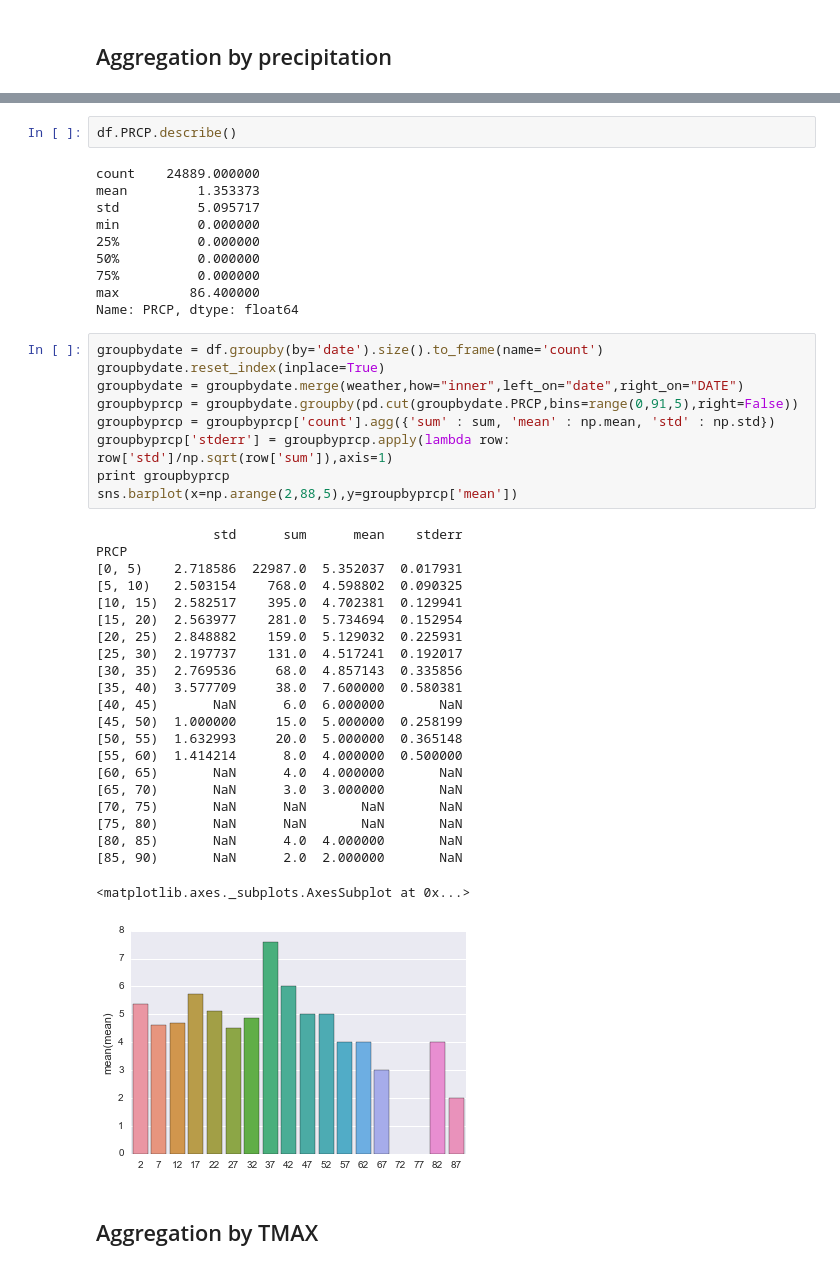
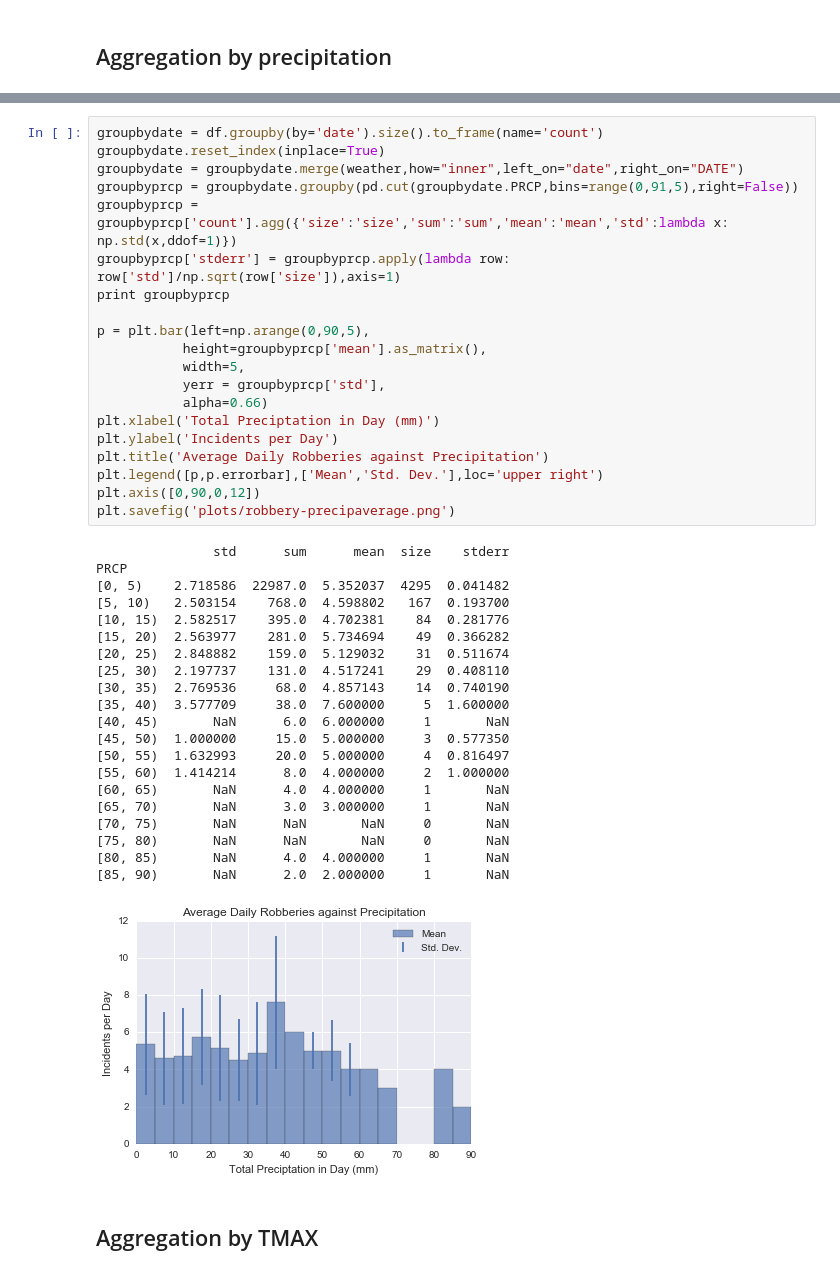
Before and after one commit to jayqi/sf-walk-safety, a Jupyter notebook: ipynbs/Robbery Histograms and KDEs.ipynb, the cells around one changed output, grey strips where cells are left out. Cells and saved outputs as stored; diff of their text form.

```diff
--- a/ipynbs/Robbery Histograms and KDEs.ipynb
+++ b/ipynbs/Robbery Histograms and KDEs.ipynb
@@ -202,47 +248,45 @@ df.head(1)
-# %%
-df.PRCP.describe()
-# %% [output]
-count    24889.000000
-mean         1.353373
-std          5.095717
-min          0.000000
-25%          0.000000
-50%          0.000000
-75%          0.000000
-max         86.400000
-Name: PRCP, dtype: float64
 # %%
 groupbydate = df.groupby(by='date').size().to_frame(name='count')
 groupbydate.reset_index(inplace=True)
 groupbydate = groupbydate.merge(weather,how="inner",left_on="date",right_on="DATE")
 groupbyprcp = groupbydate.groupby(pd.cut(groupbydate.PRCP,bins=range(0,91,5),right=False))
-groupbyprcp = groupbyprcp['count'].agg({'sum' : sum, 'mean' : np.mean, 'std' : np.std})
-groupbyprcp['stderr'] = groupbyprcp.apply(lambda row: row['std']/np.sqrt(row['sum']),axis=1)
+groupbyprcp = groupbyprcp['count'].agg({'size':'size','sum':'sum','mean':'mean','std':lambda x: np.std(x,ddof=1)})
+groupbyprcp['stderr'] = groupbyprcp.apply(lambda row: row['std']/np.sqrt(row['size']),axis=1)
 print groupbyprcp
-sns.barplot(x=np.arange(2,88,5),y=groupbyprcp['mean'])
+
+p = plt.bar(left=np.arange(0,90,5),
+           height=groupbyprcp['mean'].as_matrix(),
+           width=5,
+           yerr = groupbyprcp['std'],
+           alpha=0.66)
+plt.xlabel('Total Preciptation in Day (mm)')
+plt.ylabel('Incidents per Day')
+plt.title('Average Daily Robberies against Precipitation')
+plt.legend([p,p.errorbar],['Mean','Std. Dev.'],loc='upper right')
+plt.axis([0,90,0,12])
+plt.savefig('plots/robbery-precipaverage.png')
 # %% [output]
-               std      sum      mean    stderr
+               std      sum      mean  size    stderr
 PRCP
-[0, 5)    2.718586  22987.0  5.352037  0.017931
-[5, 10)   2.503154    768.0  4.598802  0.090325
-[10, 15)  2.582517    395.0  4.702381  0.129941
-[15, 20)  2.563977    281.0  5.734694  0.152954
-[20, 25)  2.848882    159.0  5.129032  0.225931
-[25, 30)  2.197737    131.0  4.517241  0.192017
-[30, 35)  2.769536     68.0  4.857143  0.335856
-[35, 40)  3.577709     38.0  7.600000  0.580381
-[40, 45)       NaN      6.0  6.000000       NaN
-[45, 50)  1.000000     15.0  5.000000  0.258199
-[50, 55)  1.632993     20.0  5.000000  0.365148
-[55, 60)  1.414214      8.0  4.000000  0.500000
-[60, 65)       NaN      4.0  4.000000       NaN
-[65, 70)       NaN      3.0  3.000000       NaN
-[70, 75)       NaN      NaN       NaN       NaN
-[75, 80)       NaN      NaN       NaN       NaN
-[80, 85)       NaN      4.0  4.000000       NaN
-[85, 90)       NaN      2.0  2.000000       NaN
+[0, 5)    2.718586  22987.0  5.352037  4295  0.041482
+[5, 10)   2.503154    768.0  4.598802   167  0.193700
+[10, 15)  2.582517    395.0  4.702381    84  0.281776
+[15, 20)  2.563977    281.0  5.734694    49  0.366282
+[20, 25)  2.848882    159.0  5.129032    31  0.511674
+[25, 30)  2.197737    131.0  4.517241    29  0.408110
+[30, 35)  2.769536     68.0  4.857143    14  0.740190
+[35, 40)  3.577709     38.0  7.600000     5  1.600000
+[40, 45)       NaN      6.0  6.000000     1       NaN
+[45, 50)  1.000000     15.0  5.000000     3  0.577350
+[50, 55)  1.632993     20.0  5.000000     4  0.816497
+[55, 60)  1.414214      8.0  4.000000     2  1.000000
+[60, 65)       NaN      4.0  4.000000     1       NaN
+[65, 70)       NaN      3.0  3.000000     1       NaN
+[70, 75)       NaN      NaN       NaN     0       NaN
+[75, 80)       NaN      NaN       NaN     0       NaN
+[80, 85)       NaN      4.0  4.000000     1       NaN
+[85, 90)       NaN      2.0  2.000000     1       NaN
-<matplotlib.axes._subplots.AxesSubplot at 0x...>
-[figure, old version]
+[figure, new version]
 # %% [markdown]
 ## Aggregation by TMAX
 # %%
```
Also changed, not shown: parts of 10 cells of this notebook, 18 other files.
